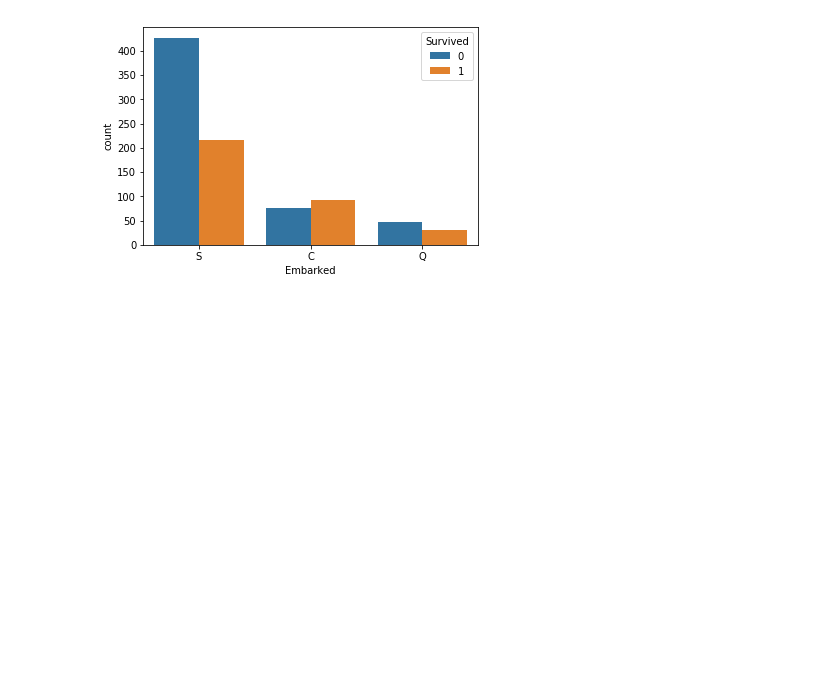
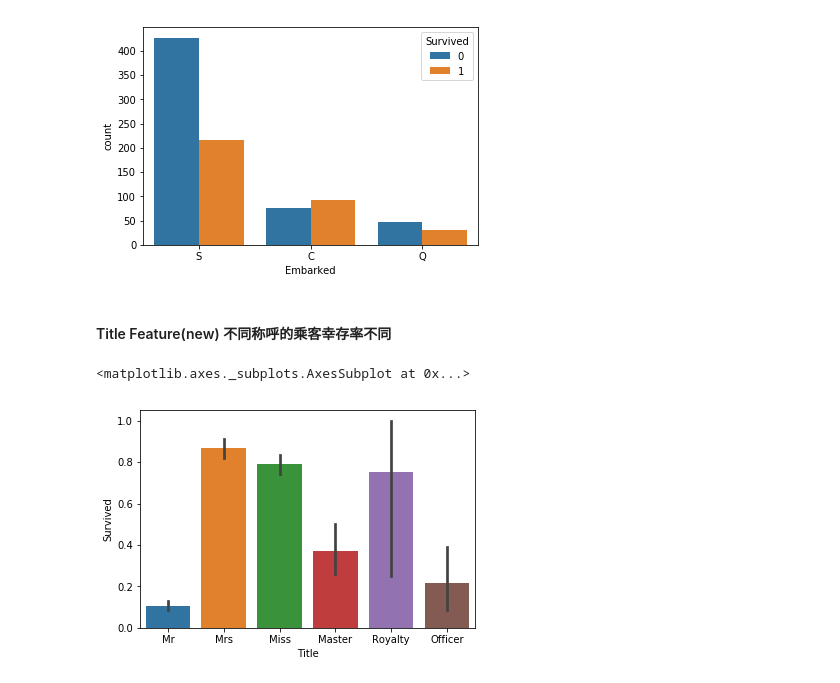
Before and after one commit to Sz-wyz/learngit, a Jupyter notebook: kaggle_Titanic_practice.ipynb, the cells around one changed output. Drawn from its saved outputs; the diff is of its cells as text; code cells hidden in the pictures; blank space fills up the shorter version.

```diff
--- a/kaggle_Titanic_practice.ipynb
+++ b/kaggle_Titanic_practice.ipynb
@@ -7,6 +7,8 @@ import seaborn as sns
 #导入数据
 train = pd.read_csv(r'titanic\train.csv')
 test = pd.read_csv(r'titanic\test.csv')
+test_survived = pd.read_csv(r'titanic\gender_submission.csv')
+test['Survived'] = test_survived['Survived'] #将测试集的survived拼接
 PassengerId = test['PassengerId'] # 测试集的passengerid
 all_data = pd.concat([train,test],ignore_index= True) #竖向拼接
 # %% [output]
@@ -101,11 +103,24 @@ sns.countplot('Embarked',hue = 'Survived',data = train)  # countplot 以bar的
 # %% [output]
 <matplotlib.axes._subplots.AxesSubplot at 0x...>
 [figure]
+# %% [markdown]
+#### Title Feature(new) 不同称呼的乘客幸存率不同
 # %%
-# Title Feature(new) 不同称呼的乘客幸存率不同
 # 新增Title特征 从姓名中提取乘客的称呼 归纳为六类
 all_data['Title'] = all_data['Name'].apply(lambda x: x.split(',')[1].split('.')[0].strip())
 #strip() 移除字符串头尾指定的字符（默认为空格或换行符)
 Title_Dict = {}
 # update() 函数把字典dict2的键/值对更新到dict里。
-Title_Dict.update()
+#dict.fromkeys() 函数用于创建一个新字典，以序列 seq 中元素做字典的键，value 为字典所有键对应的初始值。
+Title_Dict.update(dict.fromkeys(['Capt','Col','Major','Dr','Rev'],'Officer'))
+Title_Dict.update(dict.fromkeys(['Don','Sir','the Countess','Done','Lady'],'Royalty'))
+Title_Dict.update(dict.fromkeys(['Mme','Ms','Mrs'],'Mrs'))
+Title_Dict.update(dict.fromkeys(['Mlle','Miss'],'Miss'))
+Title_Dict.update(dict.fromkeys(['Mr'],'Mr'))
+Title_Dict.update(dict.fromkeys(['Master','Jonkheer'],'Master'))
+# %%
+all_data['Title'] = all_data['Title'].map(Title_Dict)#此时只剩下称呼
+sns.barplot(x = 'Title', y = 'Survived',data = all_data)
+# %% [output]
+<matplotlib.axes._subplots.AxesSubplot at 0x...>
+[figure, added]
```
Also changed, not shown: parts of 29 cells of this notebook.
